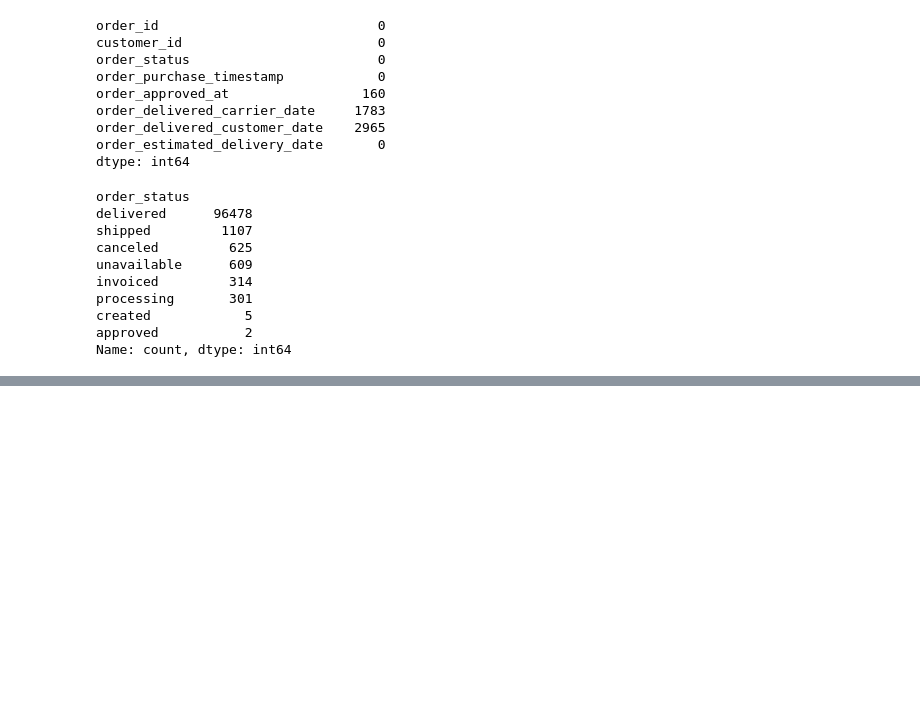
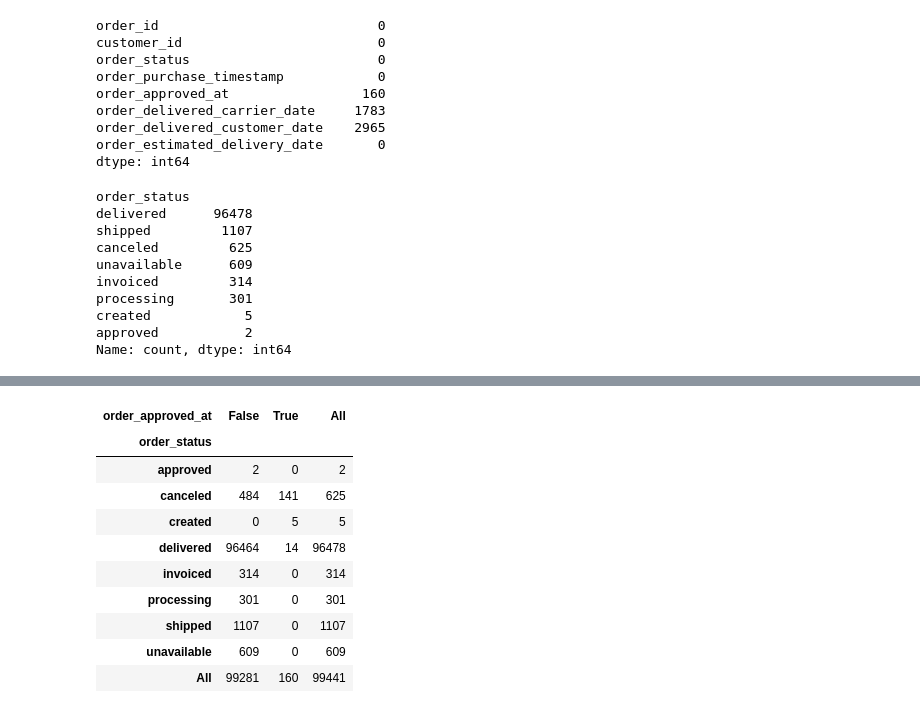
Before and after one commit to ZuSvo/olist-analyza, a Jupyter notebook: notebooks/00_prehled_dat.ipynb, the cells around one changed output, grey strips where cells are left out. Saved outputs shown, nothing was run; the diff lists cells and outputs as text; code cells hidden in the pictures; blank space fills up the shorter version.

```diff
--- a/notebooks/00_prehled_dat.ipynb
+++ b/notebooks/00_prehled_dat.ipynb
@@ -89,0 +180,18 @@ Zjištění:
+# %%
+pd.crosstab(
+    orders["order_status"],
+    orders["order_approved_at"].isna(),
+    margins=True
+)
+# %% [output]
+| order_approved_at | False | True | All |
+| order_status |  |  |  |
+| approved | 2 | 0 | 2 |
+| canceled | 484 | 141 | 625 |
+| created | 0 | 5 | 5 |
+| delivered | 96464 | 14 | 96478 |
+| invoiced | 314 | 0 | 314 |
+| processing | 301 | 0 | 301 |
+| shipped | 1107 | 0 | 1107 |
+| unavailable | 609 | 0 | 609 |
+| All | 99281 | 160 | 99441 |
```
Also changed, not shown: parts of 12 cells of this notebook, 2 other files.
